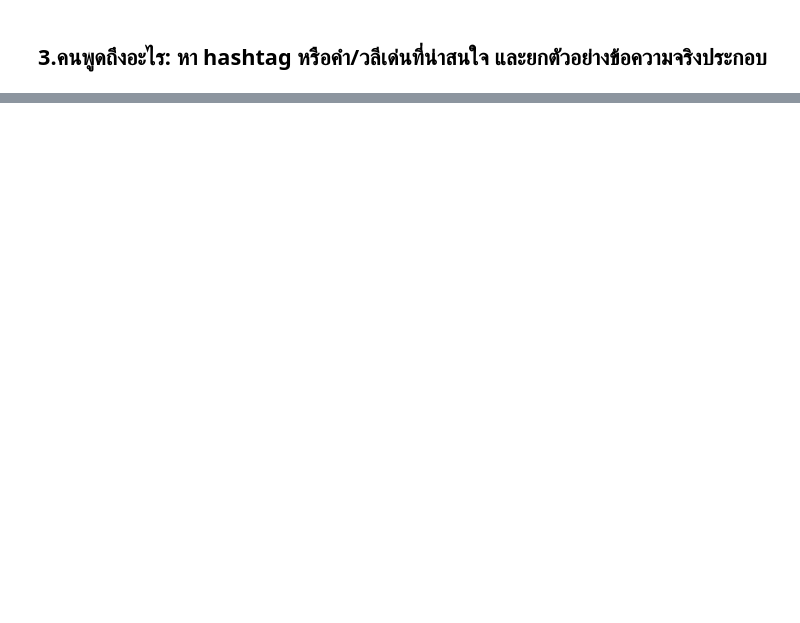
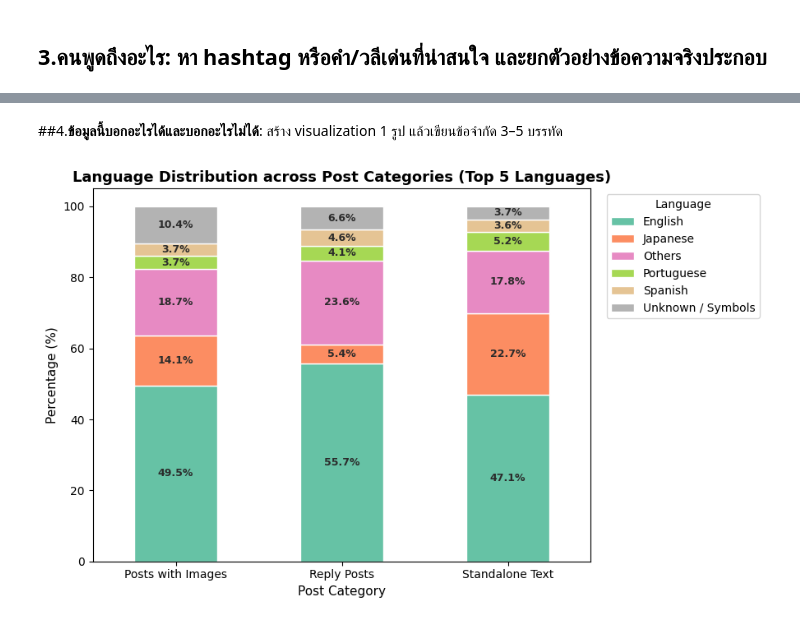
Before and after one commit to Supieiei/Project1_Group7, a Jupyter notebook: Part_1_พิชญธิดา.ipynb, the cells around one changed output, grey strips where cells are left out. Drawn from its saved outputs; the diff is of its cells as text; code cells hidden in the pictures; blank space fills up the shorter version.

```diff
--- a/Part_1_พิชญธิดา.ipynb
+++ b/Part_1_พิชญธิดา.ipynb
@@ -156,0 +423,55 @@ print(summary_df.head(10).to_string(index=False))
+# %% [markdown]
+##4.**ข้อมูลนี้บอกอะไรได้และบอกอะไรไม่ได้**: สร้าง visualization 1 รูป แล้วเขียนข้อจำกัด 3–5 บรรทัด
+# %%
+# 1. จัดหมวดหมู่ประเภทโพสต์ (Post Category)
+df["post_category"] = df.apply(
+    lambda r: (
+        "Reply Posts"
+        if pd.notna(r.get("reply_to"))
+        else ("Posts with Images" if r.get("has_images") else "Standalone Text")),axis=1,)
+
+# 2. เช็คชื่อคอลัมน์ภาษาที่มีใน df
+lang_col = "language_name" if "language_name" in df.columns else "language"
+
+# 3. หา 5 ภาษาหลักที่มีจำนวนสูงสุด
+top_5_langs = df[lang_col].value_counts().head(5).index
+
+# 4. จัดกลุ่ม: เก็บ 5 ภาษาหลักไว้ ส่วนที่เหลือเปลี่ยนเป็น "Others"
+df["lang_top5"] = df[lang_col].apply(
+    lambda x: x if x in top_5_langs else "Others")
+
+# 5. ทำ Pivot Table คำนวณเป็นเปอร์เซ็นต์ (100% Stacked)
+pivot_df = (pd.crosstab(df["post_category"], df["lang_top5"], normalize="index") * 100)
+
+# 6. วาดกราฟ Stacked Bar Chart
+ax = pivot_df.plot(
+    kind="bar",
+    stacked=True,
+    figsize=(9, 5.5),
+    colormap="Set2",
+    edgecolor="white",)
+
+plt.title(
+    "Language Distribution across Post Categories (Top 5 Languages)",
+    fontsize=13,
+    fontweight="bold",)
+plt.xlabel("Post Category", fontsize=11)
+plt.ylabel("Percentage (%)", fontsize=11)
+plt.xticks(rotation=0)
+plt.legend(title="Language", bbox_to_anchor=(1.02, 1), loc="upper left", frameon=True)
+
+# เพิ่มตัวเลขสัดส่วน (%) ลงในแต่ละช่องของ Stacked Bar
+for c in ax.containers:
+    # กรองเฉพาะช่องที่มีค่าตั้งแต่ 3% ขึ้นไป เพื่อป้องกันตัวเลขทับกันในช่องที่เล็กมากๆ
+    labels = [f"{v:.1f}%" if v >= 3 else "" for v in c.datavalues]
+    ax.bar_label(
+        c,
+        labels=labels,
+        label_type="center",
+        fontsize=9,
+        fontweight="bold",
+        color="#2b2b2b",)
+plt.tight_layout()
+plt.show()
+# %% [output]
+[figure, added]
```
Also changed, not shown: parts of 15 cells of this notebook.
